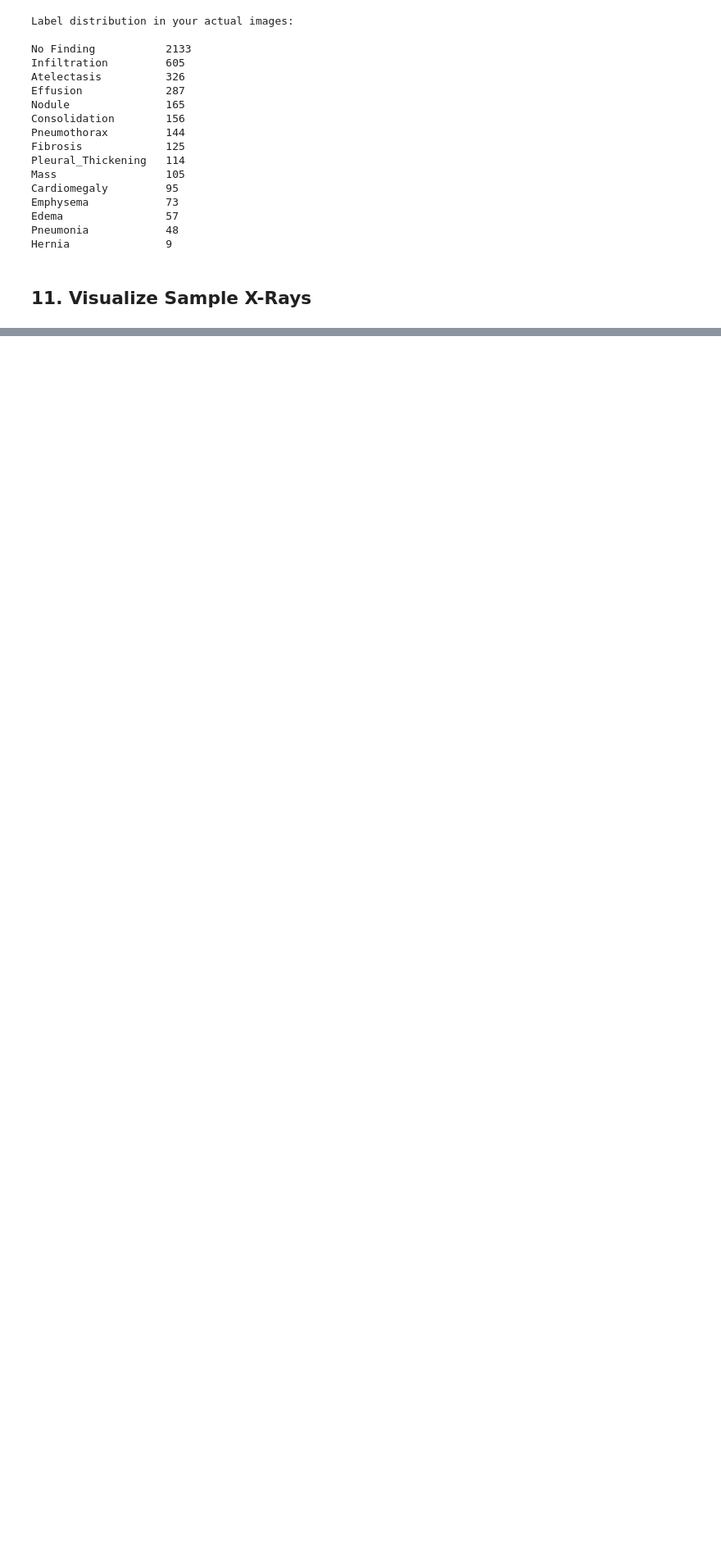
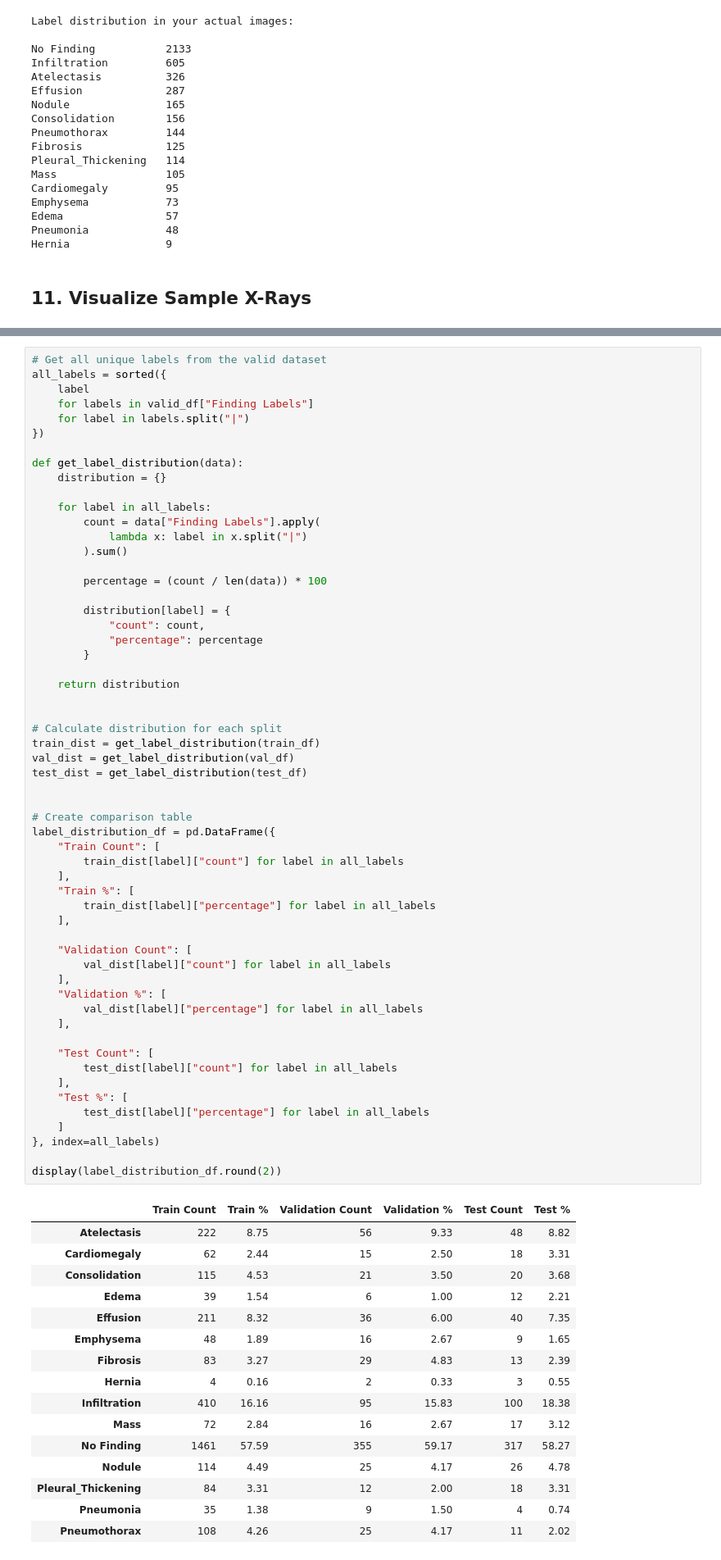
Before and after one commit to NoumanEjaz-dev/Chest-xray-dataset-analysis, a Jupyter notebook: chest_xray_dataset_analysis.ipynb, the cells around one changed output, grey strips where cells are left out. Shown at 82% size. Drawn from its saved outputs; the diff is of its cells as text; blank space fills up the shorter version.

Commit message:
Added atient-level train, validation, and test

```diff
--- a/chest_xray_dataset_analysis.ipynb
+++ b/chest_xray_dataset_analysis.ipynb
@@ -330,0 +448,74 @@ Images without matching CSV metadata: 29
+# %%
+# Get all unique labels from the valid dataset
+all_labels = sorted({
+    label
+    for labels in valid_df["Finding Labels"]
+    for label in labels.split("|")
+})
+
+def get_label_distribution(data):
+    distribution = {}
+
+    for label in all_labels:
+        count = data["Finding Labels"].apply(
+            lambda x: label in x.split("|")
+        ).sum()
+
+        percentage = (count / len(data)) * 100
+
+        distribution[label] = {
+            "count": count,
+            "percentage": percentage
+        }
+
+    return distribution
+
+
+# Calculate distribution for each split
+train_dist = get_label_distribution(train_df)
+val_dist = get_label_distribution(val_df)
+test_dist = get_label_distribution(test_df)
+
+
+# Create comparison table
+label_distribution_df = pd.DataFrame({
+    "Train Count": [
+        train_dist[label]["count"] for label in all_labels
+    ],
+    "Train %": [
+        train_dist[label]["percentage"] for label in all_labels
+    ],
+
+    "Validation Count": [
+        val_dist[label]["count"] for label in all_labels
+    ],
+    "Validation %": [
+        val_dist[label]["percentage"] for label in all_labels
+    ],
+
+    "Test Count": [
+        test_dist[label]["count"] for label in all_labels
+    ],
+    "Test %": [
+        test_dist[label]["percentage"] for label in all_labels
+    ]
+}, index=all_labels)
+
+display(label_distribution_df.round(2))
+# %% [output]
+|  | Train Count | Train % | Validation Count | Validation % | Test Count | Test % |
+| Atelectasis | 222 | 8.75 | 56 | 9.33 | 48 | 8.82 |
+| Cardiomegaly | 62 | 2.44 | 15 | 2.50 | 18 | 3.31 |
+| Consolidation | 115 | 4.53 | 21 | 3.50 | 20 | 3.68 |
+| Edema | 39 | 1.54 | 6 | 1.00 | 12 | 2.21 |
+| Effusion | 211 | 8.32 | 36 | 6.00 | 40 | 7.35 |
+| Emphysema | 48 | 1.89 | 16 | 2.67 | 9 | 1.65 |
+| Fibrosis | 83 | 3.27 | 29 | 4.83 | 13 | 2.39 |
+| Hernia | 4 | 0.16 | 2 | 0.33 | 3 | 0.55 |
+| Infiltration | 410 | 16.16 | 95 | 15.83 | 100 | 18.38 |
+| Mass | 72 | 2.84 | 16 | 2.67 | 17 | 3.12 |
+| No Finding | 1461 | 57.59 | 355 | 59.17 | 317 | 58.27 |
+| Nodule | 114 | 4.49 | 25 | 4.17 | 26 | 4.78 |
+| Pleural_Thickening | 84 | 3.31 | 12 | 2.00 | 18 | 3.31 |
+| Pneumonia | 35 | 1.38 | 9 | 1.50 | 4 | 0.74 |
+| Pneumothorax | 108 | 4.26 | 25 | 4.17 | 11 | 2.02 |
```
Also changed, not shown: parts of 19 cells of this notebook.
